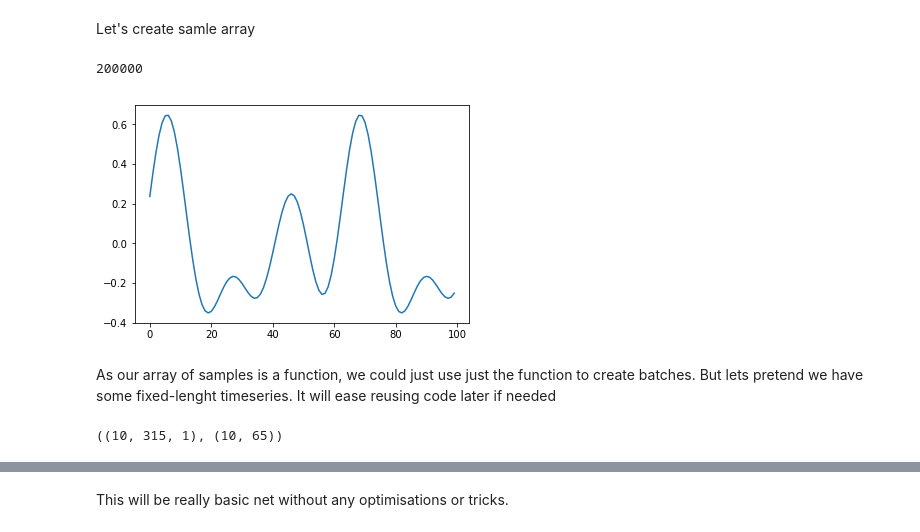
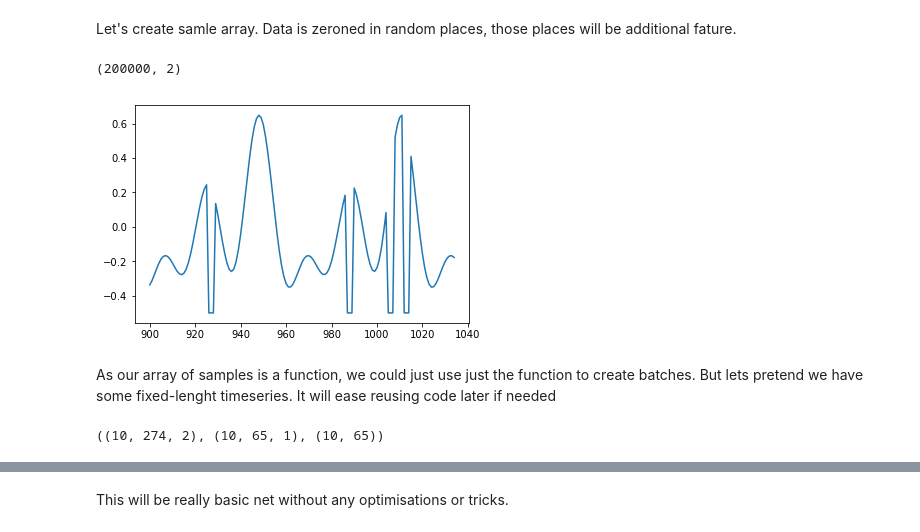
Before and after one commit to dchirikov/rnn-tests, a Jupyter notebook: rnn-tests-01.ipynb, the cells around one changed output, grey strips where cells are left out. Saved outputs shown, nothing was run; the diff lists cells and outputs as text; code cells hidden in the pictures.

Commit message:
Add feature column

```diff
--- a/rnn-tests-01.ipynb
+++ b/rnn-tests-01.ipynb
@@ -8,35 +8,61 @@ assert tf.__version__ == '1.3.0'
 
 %matplotlib inline
 # %% [markdown]
-Let's create samle array
+Let's create samle array. Data is zeroned in random places, those places will be additional fature.
 # %%
+np.random.seed(42)
 
 i = 2000
 a1 = np.arange(0,10*i*1,.1)
 a2 = np.arange(0,10*i*2,.2)
 a3 = np.arange(0,10*i*3,.3)
 
-array = np.cos(a1) + np.sin(a2) + np.sin(a3)
-array = (array - array.mean())/(array.max() - array.min())
-plt.plot(array[:100])
-print(len(array))
+timeseries = np.cos(a1) + np.sin(a2) + np.sin(a3)
+timeseries = (timeseries - timeseries.mean())/(timeseries.max() - timeseries.min())
+
+tmp_idx = np.unique(
+    np.int32(
+        np.random.uniform(
+            0, timeseries.shape[0],
+            size=timeseries.shape[0]//20
+        )
+    )
+)
+features_idx = np.unique(
+    np.hstack(
+       [tmp_idx+i for i in range(3)]
+    )
+)
+
+df = pd.DataFrame(timeseries, columns=['data'])
+df['features'] = 0
+df.loc[features_idx, ['features']] = 1
+
+df.loc[features_idx, ['data']] = -.5
+
+plt.plot(df['data'][900:900+135])
+print(df.shape)
 plt.show()
 # %% [output]
-200000
+(200000, 2)
-[figure, old version]
+[figure, new version]
 # %% [markdown]
 As our array of samples is a function, we could just use just the function to create batches. But lets pretend we have some fixed-lenght timeseries. It will ease reusing code later if needed
 # %%
-def get_batch(array, batch_size=10, min_source_length=200, max_source_length=400, time_to_predict=65):
+def get_batch(df, batch_size=10, min_source_length=200, max_source_length=400, time_to_predict=65):
     """
-    :param array: timeseries data
+    :param df: timeseries data
     :param batch_size: size of the batch
     :param min_source_length: min lenght of the sample
     :param max_source_length: max lenght of the sample
     :param time_to_predict: timeticks we ned to predict
-    :return: X[batch_size, len, 1], y[batch_size, time_to_predict]
-            where N is random between min_source_length and max_source_length
+    :return: X [batch_size, len, n_features],
+             y_features [batch_size, time_to_predict, n_features-1],
+             y [batch_size, time_to_predict]
+            where len is random between min_source_length and max_source_length
     """
+    df = np.array(df)
+    df = df[np.newaxis, :, :]
     source_len = np.int32(
         np.random.uniform(
             min_source_length + time_to_predict,
@@ -44,17 +70,20 @@ def get_batch(array, batch_size=10, min_source_length=200, max_source_length=400
         )
     )
     start_range = 0
-    end_range = array.shape[0] - time_to_predict - source_len
+    end_range = df.shape[1] - time_to_predict - source_len
     idxes = np.int32(
         np.random.uniform(
             start_range, end_range,
             size=batch_size
         )
     )
-    out = np.vstack([array[i:i+source_len] for i in idxes])
-    return out[:, :-time_to_predict, np.newaxis], out[:, -time_to_predict:]
 
-tmp = get_batch(array)
-tmp[0].shape, tmp[1].shape
+    batch_elem = [np.array(df[:, i:i+source_len, :]) for i in idxes]
+    #return batch_elem
+    out = np.vstack(batch_elem)
+    return out[:, :-time_to_predict, :], out[:, -time_to_predict:, 1:], out[:, -time_to_predict:, 0]
+
+tmp = get_batch(df)
+tmp[0].shape, tmp[1].shape, tmp[2].shape
 # %% [output]
-((10, 315, 1), (10, 65))
+((10, 274, 2), (10, 65, 1), (10, 65))
```
Also changed, not shown: parts of 3 cells of this notebook.
